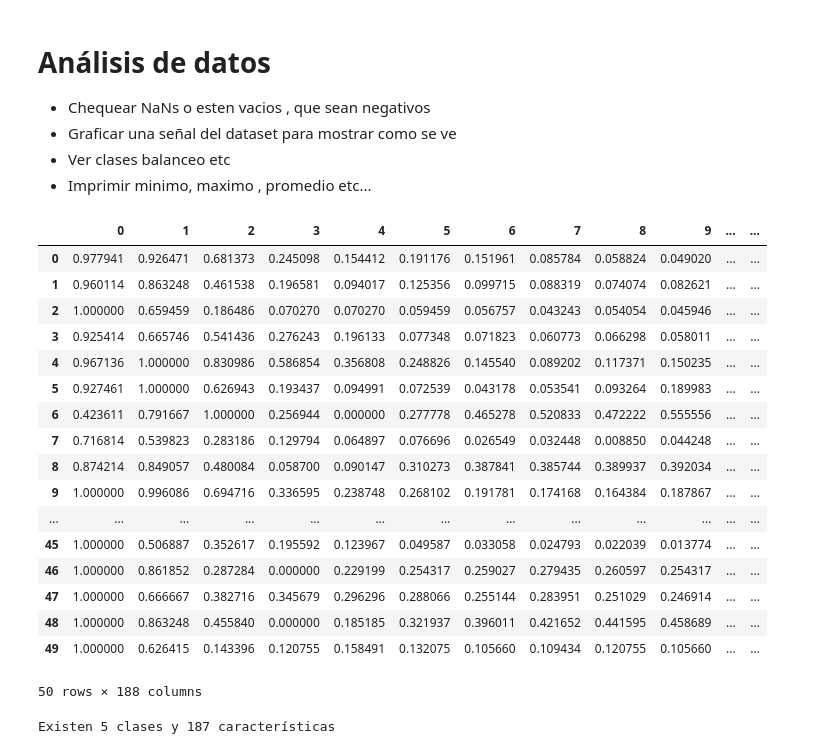
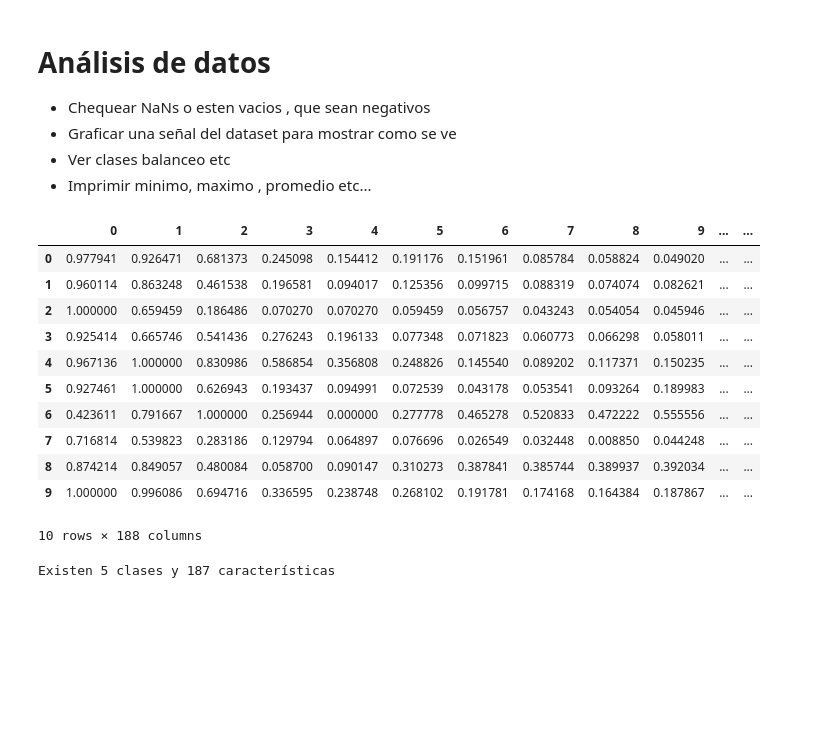
Before and after one commit to carbotton/tdl_tarea_2, a Jupyter notebook: Tarea_2-letra.ipynb, the cells around one changed output. Cells and saved outputs as stored; diff of their text form; code cells hidden in the pictures; blank space fills up the shorter version.

```diff
--- a/Tarea_2-letra.ipynb
+++ b/Tarea_2-letra.ipynb
@@ -168,26 +169,20 @@ df = pd.concat([df_train, df_test], axis=0)
 - Ver clases balanceo etc
 - Imprimir minimo, maximo , promedio etc...
 # %%
-df.head(50)
+df.head(10)
 # %% [output]
 |  | 0 | 1 | 2 | 3 | 4 | 5 | 6 | 7 | 8 | 9 | ... | ... |
 | 0 | 0.977941 | 0.926471 | 0.681373 | 0.245098 | 0.154412 | 0.191176 | 0.151961 | 0.085784 | 0.058824 | 0.049020 | ... | ... |
 | 1 | 0.960114 | 0.863248 | 0.461538 | 0.196581 | 0.094017 | 0.125356 | 0.099715 | 0.088319 | 0.074074 | 0.082621 | ... | ... |
 | 2 | 1.000000 | 0.659459 | 0.186486 | 0.070270 | 0.070270 | 0.059459 | 0.056757 | 0.043243 | 0.054054 | 0.045946 | ... | ... |
 | 3 | 0.925414 | 0.665746 | 0.541436 | 0.276243 | 0.196133 | 0.077348 | 0.071823 | 0.060773 | 0.066298 | 0.058011 | ... | ... |
 | 4 | 0.967136 | 1.000000 | 0.830986 | 0.586854 | 0.356808 | 0.248826 | 0.145540 | 0.089202 | 0.117371 | 0.150235 | ... | ... |
 | 5 | 0.927461 | 1.000000 | 0.626943 | 0.193437 | 0.094991 | 0.072539 | 0.043178 | 0.053541 | 0.093264 | 0.189983 | ... | ... |
 | 6 | 0.423611 | 0.791667 | 1.000000 | 0.256944 | 0.000000 | 0.277778 | 0.465278 | 0.520833 | 0.472222 | 0.555556 | ... | ... |
 | 7 | 0.716814 | 0.539823 | 0.283186 | 0.129794 | 0.064897 | 0.076696 | 0.026549 | 0.032448 | 0.008850 | 0.044248 | ... | ... |
 | 8 | 0.874214 | 0.849057 | 0.480084 | 0.058700 | 0.090147 | 0.310273 | 0.387841 | 0.385744 | 0.389937 | 0.392034 | ... | ... |
 | 9 | 1.000000 | 0.996086 | 0.694716 | 0.336595 | 0.238748 | 0.268102 | 0.191781 | 0.174168 | 0.164384 | 0.187867 | ... | ... |
-| ... | ... | ... | ... | ... | ... | ... | ... | ... | ... | ... | ... | ... |
-| 45 | 1.000000 | 0.506887 | 0.352617 | 0.195592 | 0.123967 | 0.049587 | 0.033058 | 0.024793 | 0.022039 | 0.013774 | ... | ... |
-| 46 | 1.000000 | 0.861852 | 0.287284 | 0.000000 | 0.229199 | 0.254317 | 0.259027 | 0.279435 | 0.260597 | 0.254317 | ... | ... |
-| 47 | 1.000000 | 0.666667 | 0.382716 | 0.345679 | 0.296296 | 0.288066 | 0.255144 | 0.283951 | 0.251029 | 0.246914 | ... | ... |
-| 48 | 1.000000 | 0.863248 | 0.455840 | 0.000000 | 0.185185 | 0.321937 | 0.396011 | 0.421652 | 0.441595 | 0.458689 | ... | ... |
-| 49 | 1.000000 | 0.626415 | 0.143396 | 0.120755 | 0.158491 | 0.132075 | 0.105660 | 0.109434 | 0.120755 | 0.105660 | ... | ... |
-50 rows × 188 columns
+10 rows × 188 columns
 # %%
 ninputs = df.shape[1] - 1
 nclasses = df.iloc[:, -1].nunique()
```
Also changed, not shown: parts of 54 cells of this notebook, 1 other file.
